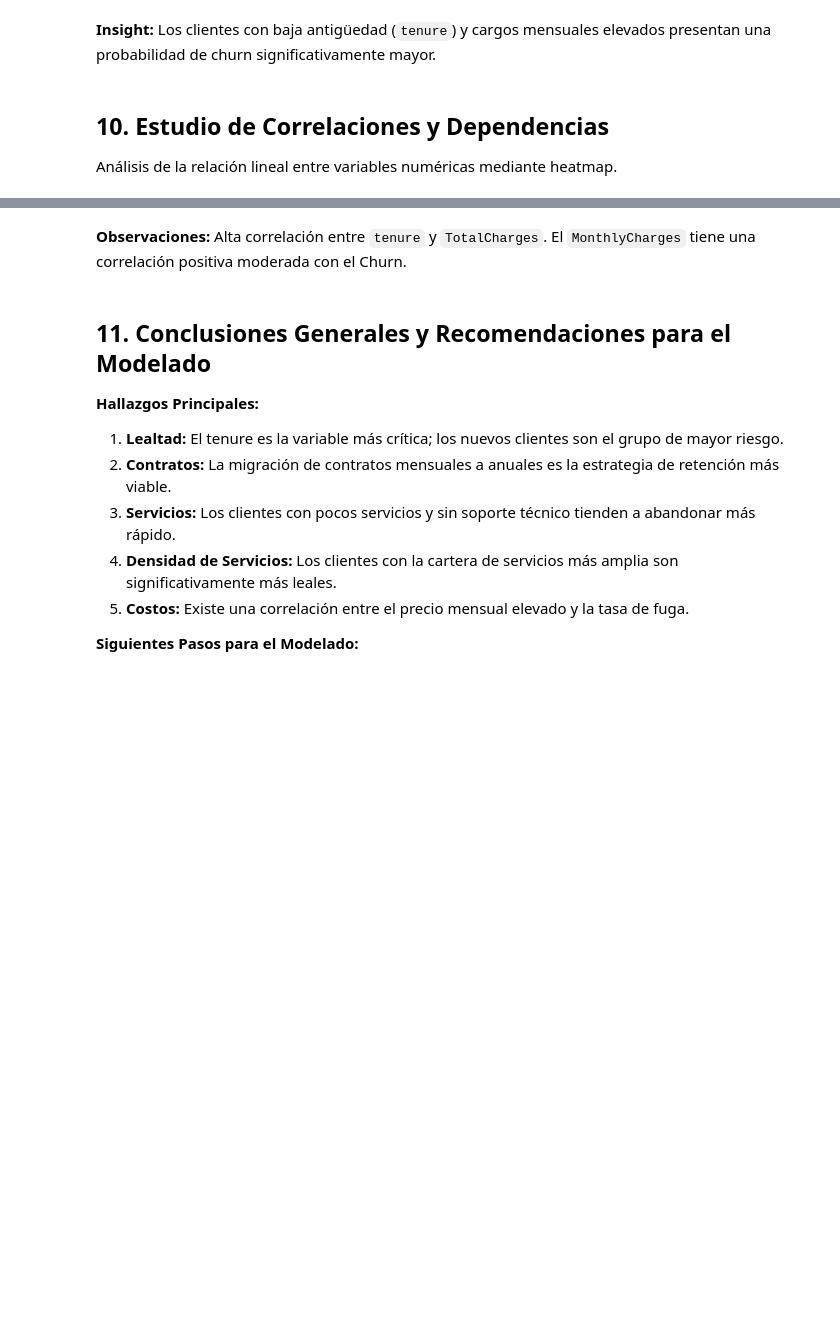
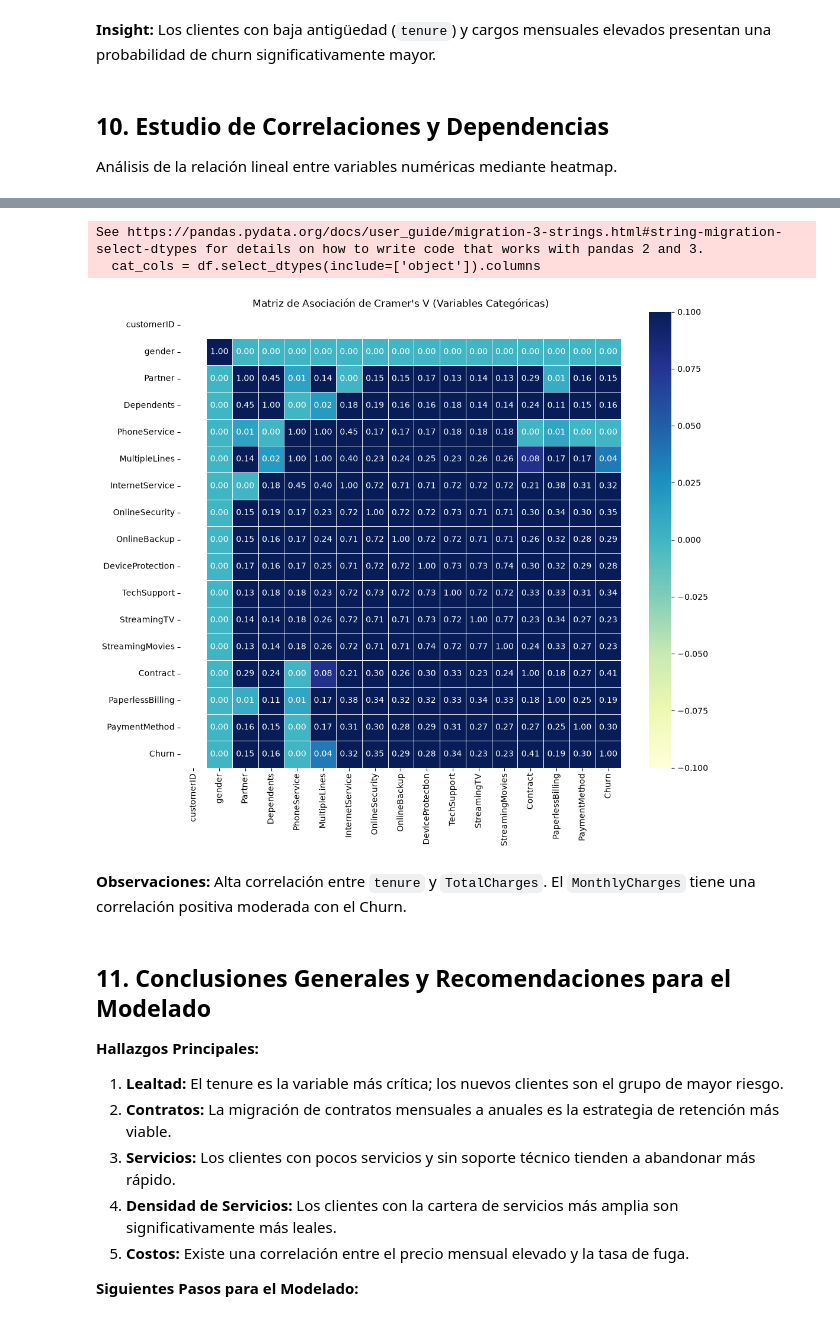
Before and after one commit to Felixphz/Churn-Prediction, a Jupyter notebook: ml_pipeline/notebooks/eda.ipynb, the cells around one changed output, grey strips where cells are left out. Drawn from its saved outputs; the diff is of its cells as text; code cells hidden in the pictures; blank space fills up the shorter version.

```diff
--- a/ml_pipeline/notebooks/eda.ipynb
+++ b/ml_pipeline/notebooks/eda.ipynb
@@ -359,3 +361,39 @@ plt.show()
+# %%
+def cramers_v(x, y):
+    """ Calcula el V de Cramer con corrección de sesgo. """
+    confusion_matrix = pd.crosstab(x, y)
+    chi2 = chi2_contingency(confusion_matrix)[0]
+    n = confusion_matrix.sum().sum()
+    phi2 = chi2 / n
+
+    r, k = confusion_matrix.shape
+
+    # Corrección de sesgo (Bias Correction)
+    phi2corr = max(0, phi2 - ((k-1)*(r-1))/(n-1))
+    rcorr = r - ((r-1)**2)/(n-1)
+    kcorr = k - ((k-1)**2)/(n-1)
+
+    return np.sqrt(phi2corr / min((kcorr-1), (rcorr-1)))
+# %%
+cat_cols = df.select_dtypes(include=['object']).columns
+
+# 2. Crear matriz de asociación
+association_matrix = pd.DataFrame(index=cat_cols, columns=cat_cols)
+
+for col1 in cat_cols:
+    for col2 in cat_cols:
+        association_matrix.loc[col1, col2] = cramers_v(df[col1], df[col2])
+
+association_matrix = association_matrix.astype(float)
+#Celda 3: Visualización del Heatmap
+plt.figure(figsize=(12, 10))
+sns.heatmap(association_matrix, annot=True, cmap='YlGnBu', fmt='.2f', linewidths=.5)
+plt.title("Matriz de Asociación de Cramer's V (Variables Categóricas)")
+plt.show()
+# %% [output]
+See https://pandas.pydata.org/docs/user_guide/migration-3-strings.html#string-migration-select-dtypes for details on how to write code that works with pandas 2 and 3.
+  cat_cols = df.select_dtypes(include=['object']).columns
+[figure, added]
 # %% [markdown]
 **Observaciones:** Alta correlación entre `tenure` y `TotalCharges`. El `MonthlyCharges` tiene una correlación positiva moderada con el Churn.
 # %% [markdown]
```
Also changed, not shown: parts of 2 cells of this notebook, 2 other files.
